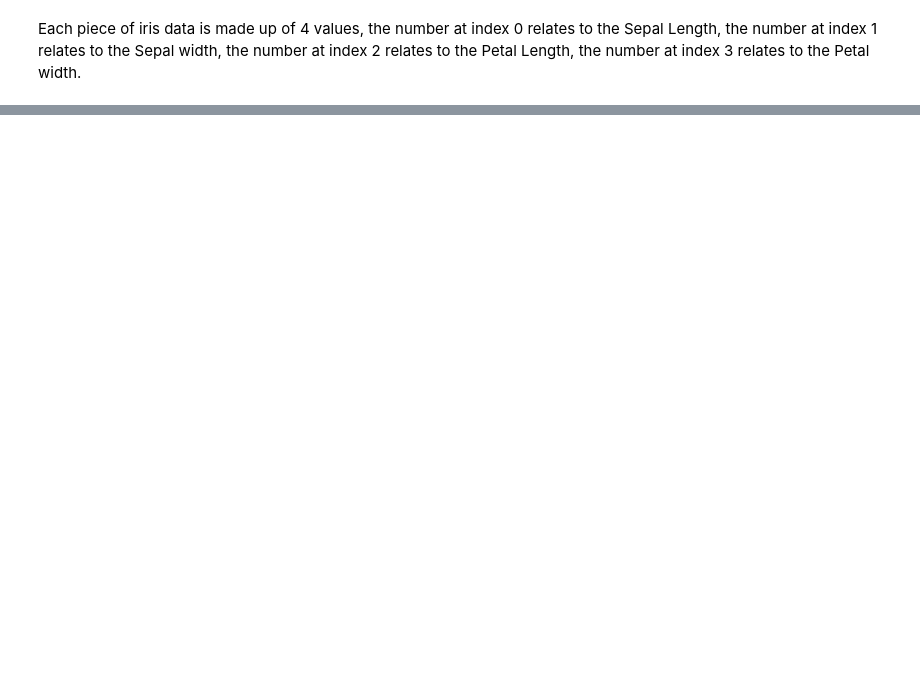
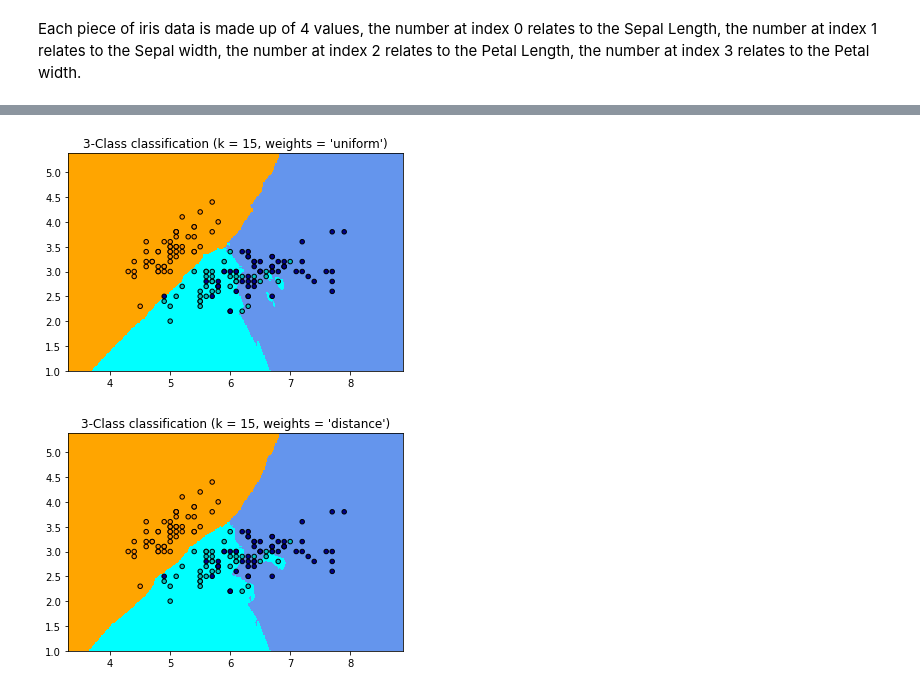
Before and after one commit to ShirinNagle/Jupyter-Practice, a Jupyter notebook: jupyter-Tasks.ipynb, the cells around one changed output, grey strips where cells are left out. Saved outputs shown, nothing was run; the diff lists cells and outputs as text; code cells hidden in the pictures; blank space fills up the shorter version.

```diff
--- a/jupyter-Tasks.ipynb
+++ b/jupyter-Tasks.ipynb
@@ -597,0 +828,19 @@ Each piece of iris data is made up of 4 values, the number at index 0 relates to
+# %%
+# following tutorial from scikit-learn on how to implement kNN
+# https://scikit-learn.org/stable/auto_examples/neighbors/plot_classification.html#sphx-glr-auto-examples-neighbors-plot-classification-py
+import numpy as np
+import matplotlib.pyplot as plt
+from matplotlib.colors import ListedColormap
+from sklearn import neighbors, datasets
+
+# from looking at the sklearn.neighbours.KNeighborsClassifier. n_neighbors is an int, with a default value of 5 and is
+# the number of neighbors to use by default for kneighbors queries.
+n_neighbors = 15
+
+#import iris data set
+iris = datasets.load_iris()
+#list of what is included in iris dataset
+print(iris.data)
+
+#showing all entries of dataset - change to head and footer
+#print(iris)
@@ -597,0 +865,59 @@ Each piece of iris data is made up of 4 values, the number at index 0 relates to
+# %%
+# only take the first two features.
+X = iris.data[:, :2]
+y = iris.target
+f = iris.frame
+tn = iris.target_names
+D = iris.DESCR
+fn = iris.feature_names
+file = iris.filename
+
+
+
+h = .02  # step size in the mesh
+
+# Create color maps
+cmap_light = ListedColormap(['orange', 'cyan', 'cornflowerblue'])
+cmap_bold = ListedColormap(['darkorange', 'c', 'darkblue'])
+
+# weights{‘uniform’, ‘distance’} or callable, default=’uniform’
+# weight function used in prediction. Possible values:
+# ‘uniform’ : uniform weights. All points in each neighborhood are weighted equally.
+# ‘distance’ : weight points by the inverse of their distance. in this case, closer neighbors of a query point will have a
+# greater influence than neighbors which are further away.
+
+for weights in ['uniform', 'distance']:
+    # create an instance of Neighbours Classifier and fit the data.
+    clf = neighbors.KNeighborsClassifier(n_neighbors, weights=weights)
+    clf.fit(X, y)
+
+    # Plot the decision boundary. For that, assign a color to each
+    # point in the mesh [x_min, x_max]x[y_min, y_max].
+    x_min, x_max = X[:, 0].min() - 1, X[:, 0].max() + 1
+    y_min, y_max = X[:, 1].min() - 1, X[:, 1].max() + 1
+    xx, yy = np.meshgrid(np.arange(x_min, x_max, h),
+                         np.arange(y_min, y_max, h))
+    Z = clf.predict(np.c_[xx.ravel(), yy.ravel()])
+
+    # Put the result into a color plot
+    Z = Z.reshape(xx.shape)
+    plt.figure()
+    plt.pcolormesh(xx, yy, Z, cmap=cmap_light)
+
+    # Plot also the training points
+    plt.scatter(X[:, 0], X[:, 1], c=y, cmap=cmap_bold,
+                edgecolor='k', s=20)
+    plt.xlim(xx.min(), xx.max())
+    plt.ylim(yy.min(), yy.max())
+    plt.title("3-Class classification (k = %i, weights = '%s')"
+              % (n_neighbors, weights))
+
+plt.show()
+print(f)#
+print(tn)# target names ie. classification of the 3 species of iris.
+#print(D)
+print(fn)# feature_names = headings for columns
+#print(file) # location of dataset file displays on screen.
+# %% [output]
+[figure, added]
+[figure, added]
```
Also changed, not shown: parts of 29 cells of this notebook.
